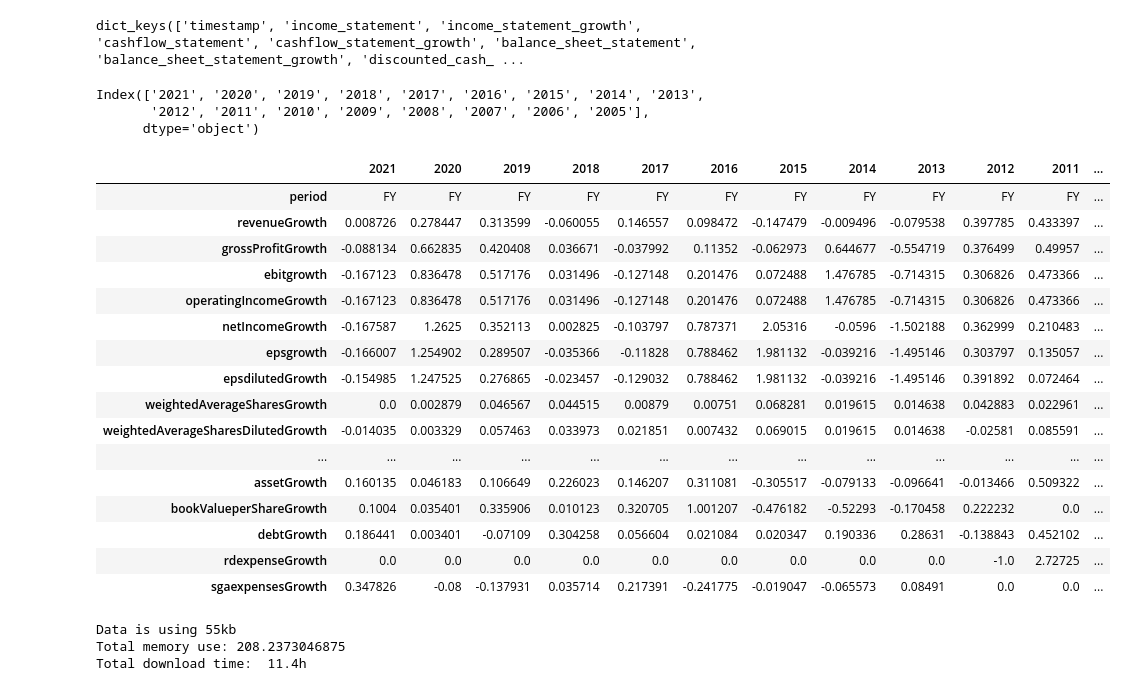
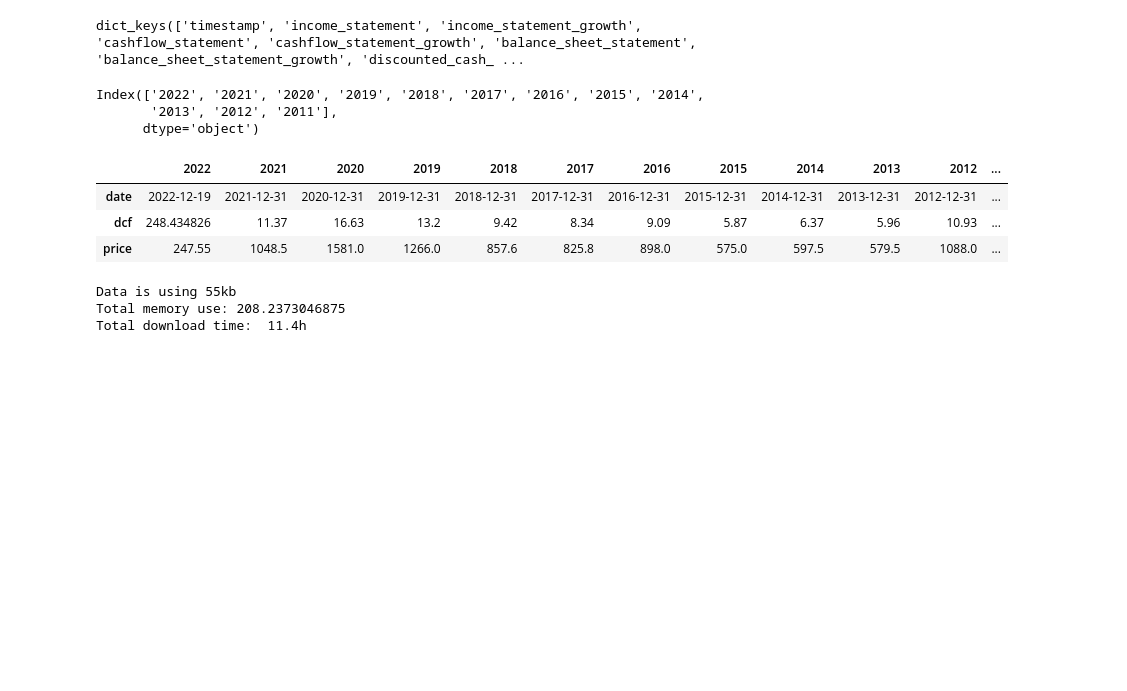
Before and after one commit to CraigCarey/FinTech, a Jupyter notebook: notebooks/fundamentalanalysis_lse_dler.ipynb, the cells around one changed output. Saved outputs shown, nothing was run; the diff lists cells and outputs as text; code cells hidden in the pictures; blank space fills up the shorter version.

```diff
--- a/notebooks/fundamentalanalysis_lse_dler.ipynb
+++ b/notebooks/fundamentalanalysis_lse_dler.ipynb
@@ -172,31 +176,17 @@ display(data)
 # %%
 print(data.keys())
-key = 'growth'
+key = 'discounted_cash_flow'
 display(data[key].keys())
 display(data[key])
-# display(data[key].drop(labels=['link', 'finalLink'], axis=0))
 # %% [output]
 dict_keys(['timestamp', 'income_statement', 'income_statement_growth', 'cashflow_statement', 'cashflow_statement_growth', 'balance_sheet_statement', 'balance_sheet_statement_growth', 'discounted_cash_ ...
-Index(['2021', '2020', '2019', '2018', '2017', '2016', '2015', '2014', '2013',
-       '2012', '2011', '2010', '2009', '2008', '2007', '2006', '2005'],
+Index(['2022', '2021', '2020', '2019', '2018', '2017', '2016', '2015', '2014',
+       '2013', '2012', '2011'],
       dtype='object')
-|  | 2021 | 2020 | 2019 | 2018 | 2017 | 2016 | 2015 | 2014 | 2013 | 2012 | 2011 | ... |
-| period | FY | FY | FY | FY | FY | FY | FY | FY | FY | FY | FY | ... |
-| revenueGrowth | 0.008726 | 0.278447 | 0.313599 | -0.060055 | 0.146557 | 0.098472 | -0.147479 | -0.009496 | -0.079538 | 0.397785 | 0.433397 | ... |
-| grossProfitGrowth | -0.088134 | 0.662835 | 0.420408 | 0.036671 | -0.037992 | 0.11352 | -0.062973 | 0.644677 | -0.554719 | 0.376499 | 0.49957 | ... |
-| ebitgrowth | -0.167123 | 0.836478 | 0.517176 | 0.031496 | -0.127148 | 0.201476 | 0.072488 | 1.476785 | -0.714315 | 0.306826 | 0.473366 | ... |
-| operatingIncomeGrowth | -0.167123 | 0.836478 | 0.517176 | 0.031496 | -0.127148 | 0.201476 | 0.072488 | 1.476785 | -0.714315 | 0.306826 | 0.473366 | ... |
-| netIncomeGrowth | -0.167587 | 1.2625 | 0.352113 | 0.002825 | -0.103797 | 0.787371 | 2.05316 | -0.0596 | -1.502188 | 0.362999 | 0.210483 | ... |
-| epsgrowth | -0.166007 | 1.254902 | 0.289507 | -0.035366 | -0.11828 | 0.788462 | 1.981132 | -0.039216 | -1.495146 | 0.303797 | 0.135057 | ... |
-| epsdilutedGrowth | -0.154985 | 1.247525 | 0.276865 | -0.023457 | -0.129032 | 0.788462 | 1.981132 | -0.039216 | -1.495146 | 0.391892 | 0.072464 | ... |
-| weightedAverageSharesGrowth | 0.0 | 0.002879 | 0.046567 | 0.044515 | 0.00879 | 0.00751 | 0.068281 | 0.019615 | 0.014638 | 0.042883 | 0.022961 | ... |
-| weightedAverageSharesDilutedGrowth | -0.014035 | 0.003329 | 0.057463 | 0.033973 | 0.021851 | 0.007432 | 0.069015 | 0.019615 | 0.014638 | -0.02581 | 0.085591 | ... |
-| ... | ... | ... | ... | ... | ... | ... | ... | ... | ... | ... | ... | ... |
-| assetGrowth | 0.160135 | 0.046183 | 0.106649 | 0.226023 | 0.146207 | 0.311081 | -0.305517 | -0.079133 | -0.096641 | -0.013466 | 0.509322 | ... |
-| bookValueperShareGrowth | 0.1004 | 0.035401 | 0.335906 | 0.010123 | 0.320705 | 1.001207 | -0.476182 | -0.52293 | -0.170458 | 0.222232 | 0.0 | ... |
-| debtGrowth | 0.186441 | 0.003401 | -0.07109 | 0.304258 | 0.056604 | 0.021084 | 0.020347 | 0.190336 | 0.28631 | -0.138843 | 0.452102 | ... |
-| rdexpenseGrowth | 0.0 | 0.0 | 0.0 | 0.0 | 0.0 | 0.0 | 0.0 | 0.0 | 0.0 | -1.0 | 2.72725 | ... |
-| sgaexpensesGrowth | 0.347826 | -0.08 | -0.137931 | 0.035714 | 0.217391 | -0.241775 | -0.019047 | -0.065573 | 0.08491 | 0.0 | 0.0 | ... |
+|  | 2022 | 2021 | 2020 | 2019 | 2018 | 2017 | 2016 | 2015 | 2014 | 2013 | 2012 | ... |
+| date | 2022-12-19 | 2021-12-31 | 2020-12-31 | 2019-12-31 | 2018-12-31 | 2017-12-31 | 2016-12-31 | 2015-12-31 | 2014-12-31 | 2013-12-31 | 2012-12-31 | ... |
+| dcf | 248.434826 | 11.37 | 16.63 | 13.2 | 9.42 | 8.34 | 9.09 | 5.87 | 6.37 | 5.96 | 10.93 | ... |
+| price | 247.55 | 1048.5 | 1581.0 | 1266.0 | 857.6 | 825.8 | 898.0 | 575.0 | 597.5 | 579.5 | 1088.0 | ... |
 # %%
 import sys
 import math
```
Also changed, not shown: parts of 16 cells of this notebook, 7 other files.
